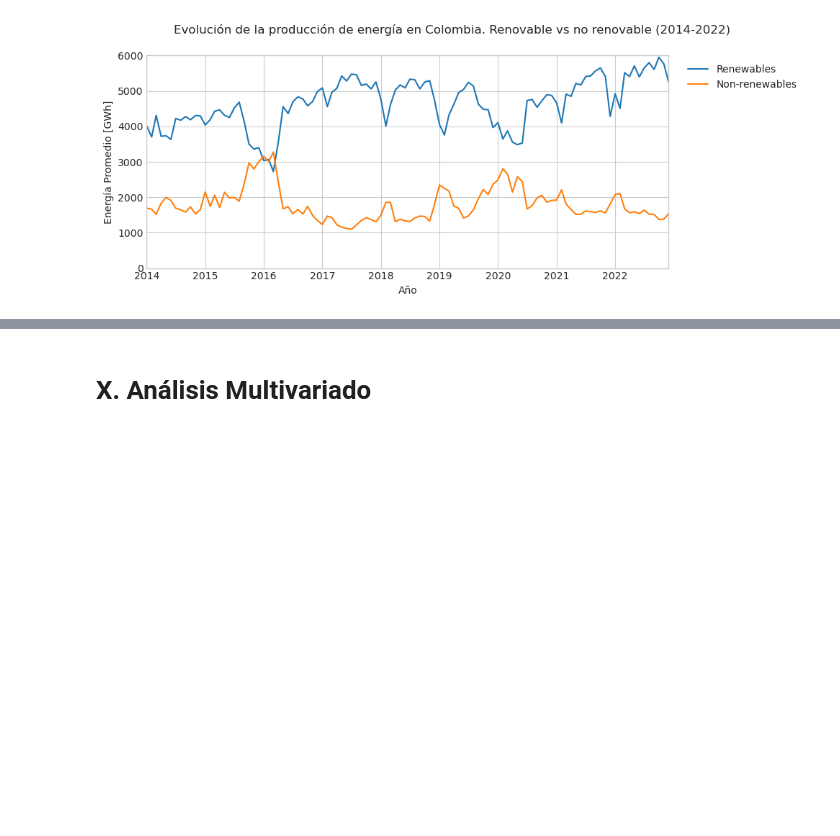
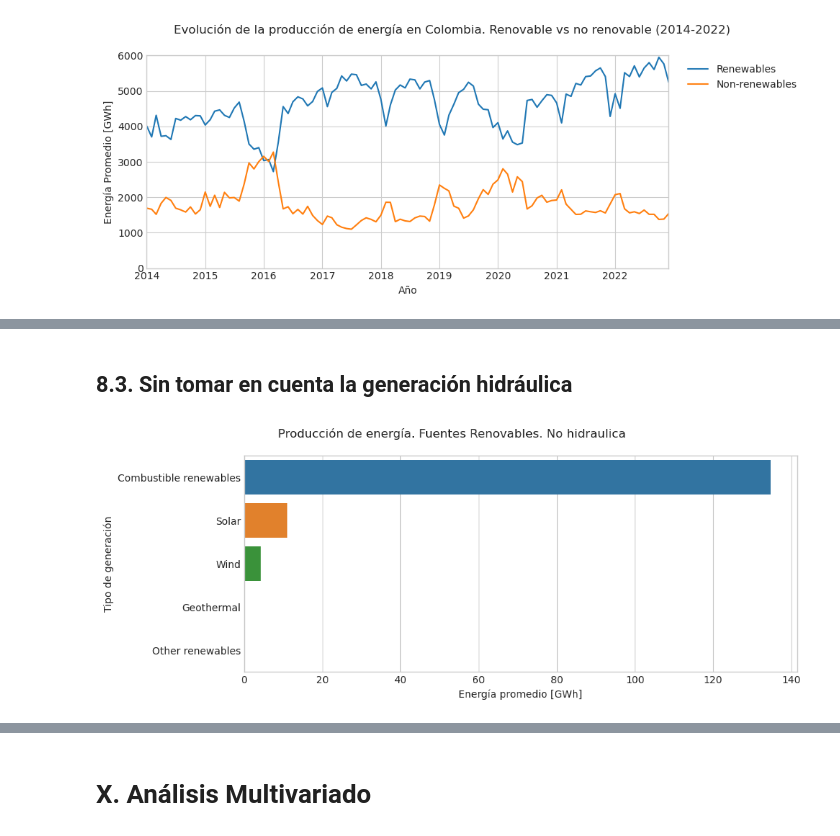
Before and after one commit to JoePortilla/EnergyProductionCol-EDA, a Jupyter notebook: EnergyProductionCol-EDA.ipynb, the cells around one changed output, grey strips where cells are left out. Saved outputs shown, nothing was run; the diff lists cells and outputs as text; code cells hidden in the pictures; blank space fills up the shorter version.

```diff
--- a/EnergyProductionCol-EDA.ipynb
+++ b/EnergyProductionCol-EDA.ipynb
@@ -455,0 +513,15 @@ plt.tight_layout()
+# %% [markdown]
+## 8.3. Sin tomar en cuenta la generación hidráulica
+# %%
+order = df_ren[df_ren["product"] != "Hydro"].groupby('product').mean()['value'].sort_values(ascending=False).index
+
+fig, ax = plt.subplots(figsize=(10, 4))
+fig.suptitle('Producción de energía. Fuentes Renovables. No hidraulica')
+
+sns.barplot(data=df_ren[df_ren["product"] != "Hydro"], x='value', y='product', ax=ax, estimator='mean', errorbar=None, order=order)
+ax.set_xlabel('Energía promedio [GWh]')
+ax.set_ylabel('Tipo de generación')
+
+plt.tight_layout()
+# %% [output]
+[figure, added]
```
Also changed, not shown: parts of 18 cells of this notebook.
